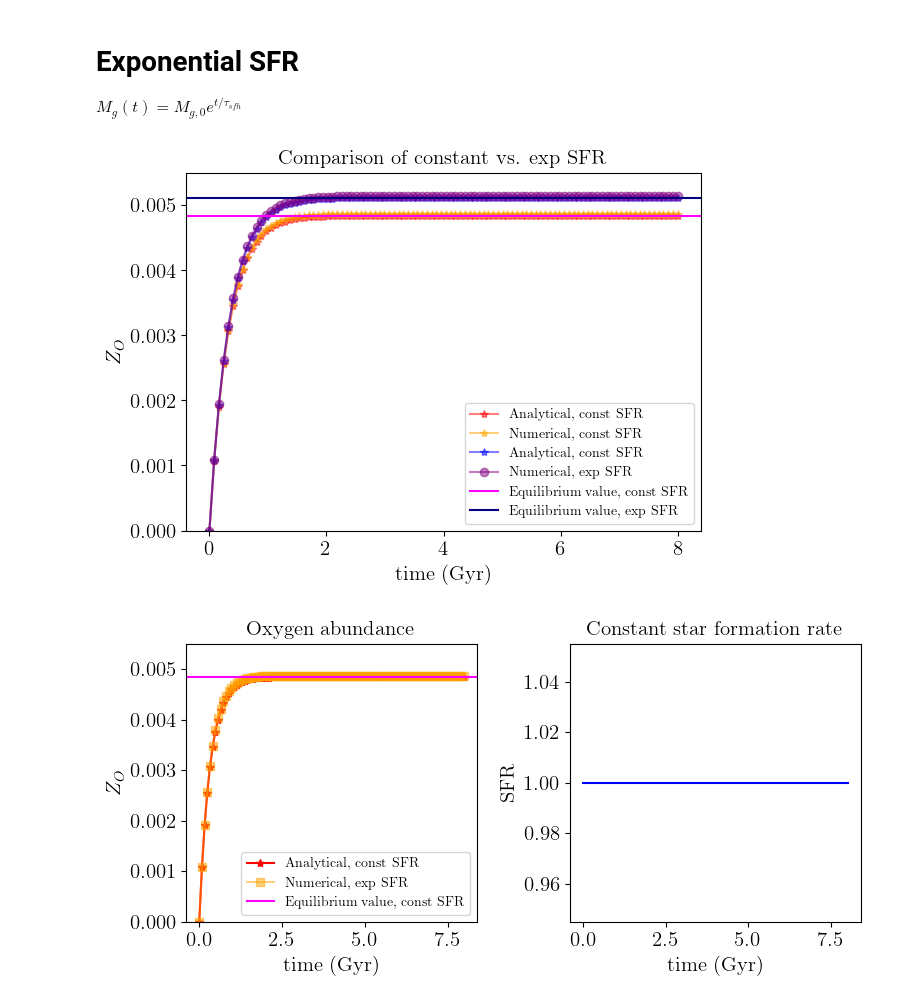
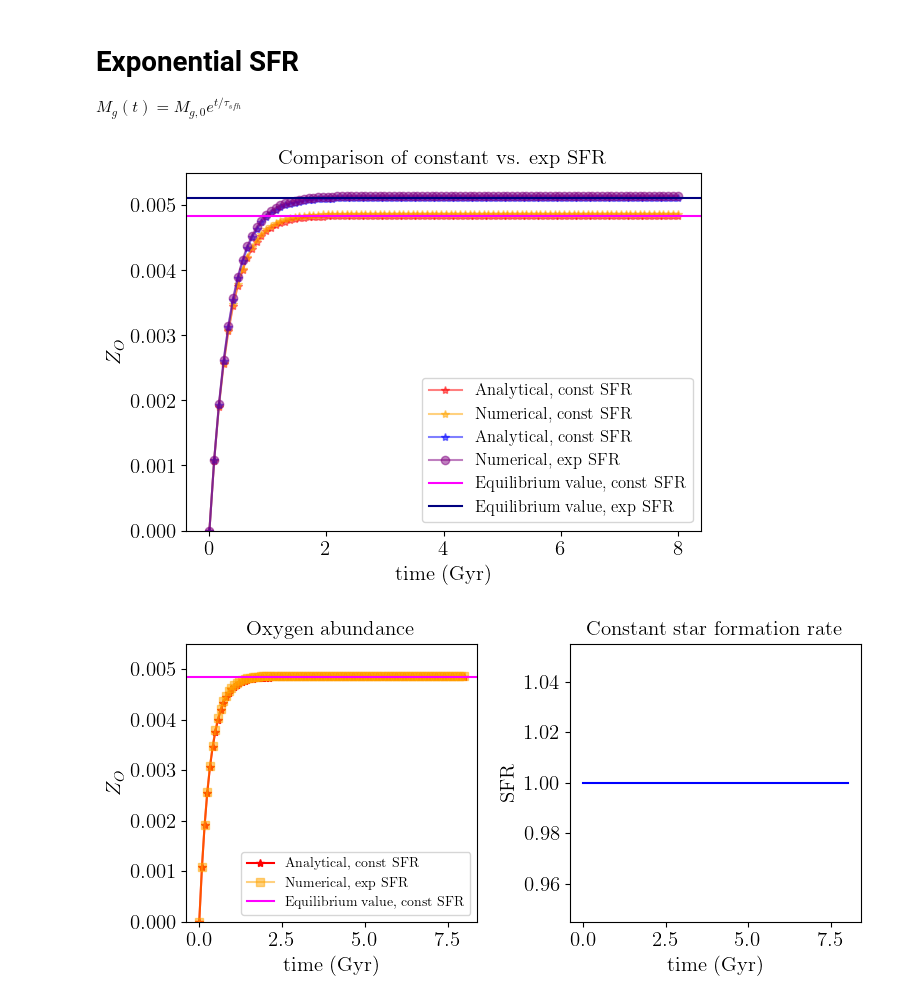
Before and after one commit to haniyehtajer/chemevo, a Jupyter notebook: examples/Oxygen_abundance.ipynb, the cells around one changed output. Cells and saved outputs as stored; diff of their text form; code cells hidden in the pictures.

```diff
--- a/examples/Oxygen_abundance.ipynb
+++ b/examples/Oxygen_abundance.ipynb
@@ -62,22 +62,22 @@ eq_Z_O_exp = o.Z_o_eq_exp(m_o_cc, eta, r, tau_star, tau_sfh)
 # %%
 plt.plot(t_array, analytical_Z_O_const, color = 'red', marker='*', label = 'Analytical, const SFR', alpha = 0.5)
 plt.plot(t_array, numerical_Z_O_const, color = 'orange', marker='*', label = 'Numerical, const SFR', alpha = 0.5)
 plt.plot(t_array, analytical_Z_O_exp, color = 'blue', marker='*', label = 'Analytical, const SFR', alpha = 0.5)
 plt.plot(t_array, numerical_Z_O_exp, color = 'purple', marker = 'o', label = 'Numerical, exp SFR', alpha = 0.5)
 
 plt.axhline(eq_Z_O_const, color = 'magenta', label = 'Equilibrium value, const SFR')
 plt.axhline(eq_Z_O_exp, color = 'navy', label = 'Equilibrium value, exp SFR')
 
 
 plt.ylim(0,0.0055)
-plt.legend()
+plt.legend(fontsize = 12)
 plt.xlabel('time (Gyr)')
 plt.ylabel(r'$Z_{O}$')
 plt.title("Comparison of constant vs. exp SFR")
 plt.tight_layout()
 plt.show()
 # %% [output]
-[figure, old version]
+[figure, new version]
 # %%
 plt.figure(figsize=(8,4))
 
```
Also changed, not shown: parts of 1 cell of this notebook, 6 other files.
